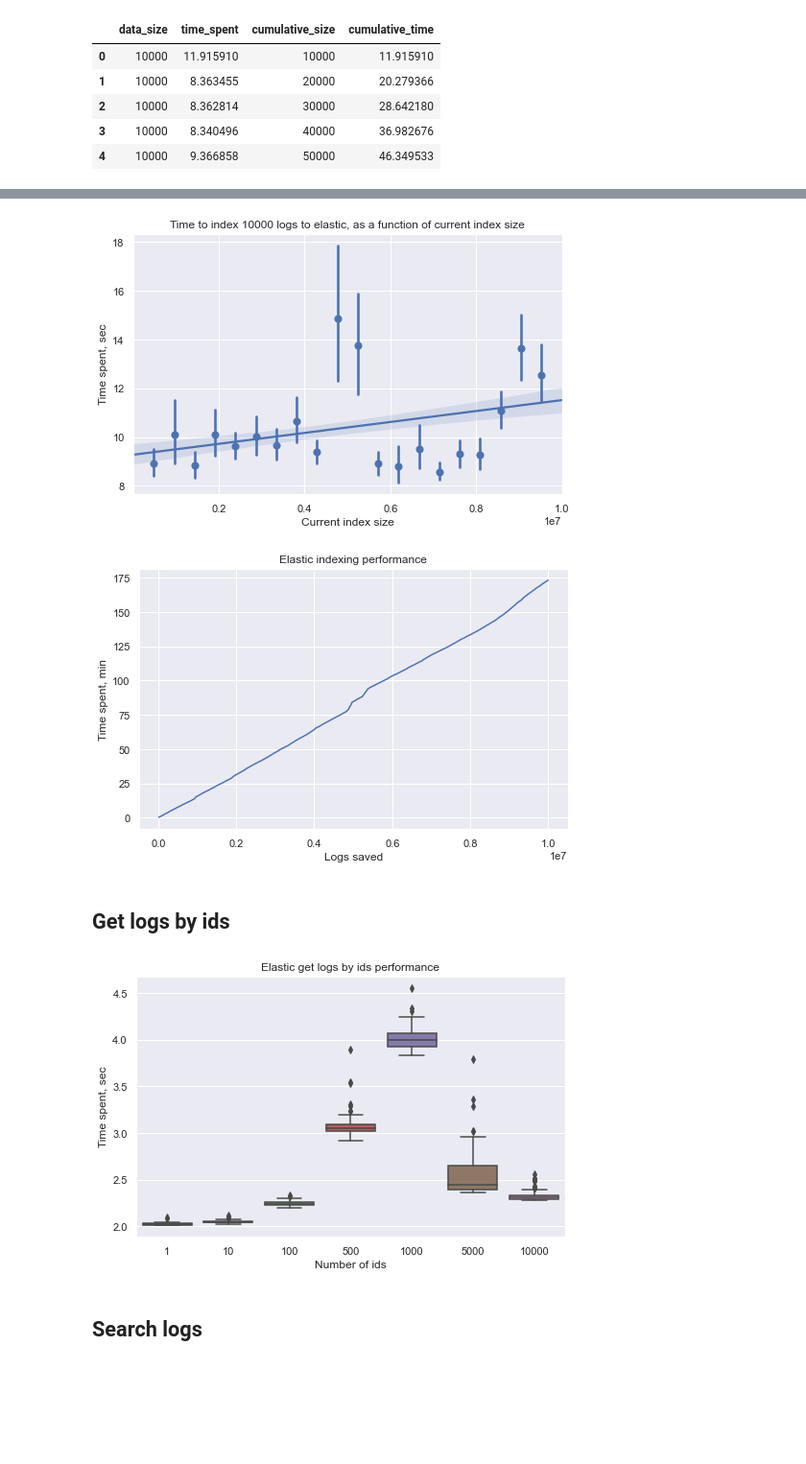
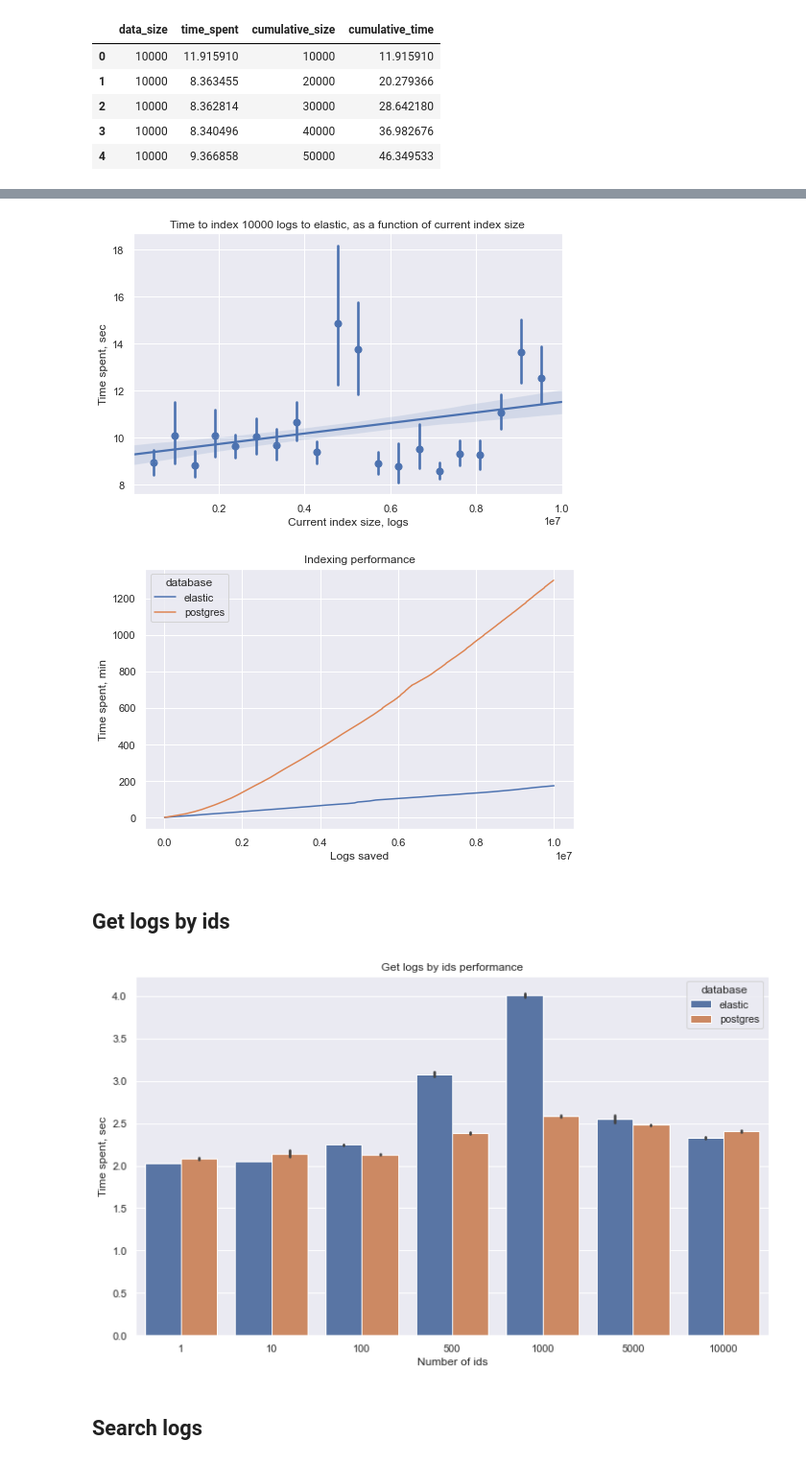
Before and after one commit to reportportal/es-logs-service, a Jupyter notebook: notebooks/performance_visualization.ipynb, the cells around one changed output, grey strips where cells are left out. Shown: that part at 96% size. Saved outputs shown, nothing was run; the diff lists cells and outputs as text; code cells hidden in the pictures; blank space fills up the shorter version.

Commit message:
Add index, search and get logs visualization for postgres

```diff
--- a/notebooks/performance_visualization.ipynb
+++ b/notebooks/performance_visualization.ipynb
@@ -39,8 +55,8 @@ sns.set_theme()
 plt.figure(figsize=(8, 5))
 plt.title(f"Time to index {batch_size} logs to elastic, as a function of current index size")
 sns.regplot(x="cumulative_size", y="time_spent", data=es_index_logs, x_bins=20)
-plt.xlabel("Current index size")
+plt.xlabel("Current index size, logs")
 plt.ylabel("Time spent, sec")
 plt.show()
 # %% [output]
-[figure, old version]
+[figure, new version]
@@ -47,14 +67,15 @@ plt.show()
 # %%
 plt.figure(figsize=(8, 5))
-plt.title("Elastic indexing performance")
+plt.title("Indexing performance")
 sns.lineplot(x="cumulative_size",
-             y=es_index_logs["cumulative_time"]/60,
-             data=es_index_logs)
+             y=index_logs_df["cumulative_time"]/60,
+             hue="database",
+             data=index_logs_df)
 plt.xlabel("Logs saved")
 plt.ylabel("Time spent, min")
 plt.show()
 # %% [output]
-[figure, old version]
+[figure, new version]
 # %% [markdown]
 ## Get logs by ids
 # %%
@@ -73,15 +94,24 @@ es_get_logs = pd.DataFrame(
         load_data(get_logs_path("elasticsearch"))["performance_results"]
     )
 )
+pg_get_logs = pd.DataFrame(
+    unfold_results(
+        load_data(get_logs_path("postgres"))["performance_results"]
+    )
+)
+es_get_logs["database"] = "elastic"
+pg_get_logs["database"] = "postgres"
+get_logs_df = pd.concat([es_get_logs, pg_get_logs], ignore_index=True)
+get_logs_df = get_logs_df[get_logs_df["time_spent"] < 5]
 # %%
-plt.figure(figsize=(8, 5))
-plt.title("Elastic get logs by ids performance")
-sns.boxplot(x="ids_size", y="time_spent", data=es_get_logs)
+plt.figure(figsize=(12, 7))
+plt.title("Get logs by ids performance")
+sns.barplot(x="ids_size", y="time_spent", hue="database", data=get_logs_df)
 plt.xlabel("Number of ids")
 plt.ylabel("Time spent, sec")
 plt.show()
 # %% [output]
-[figure, old version]
+[figure, new version]
 # %% [markdown]
 ## Search logs
 # %%
```
Also changed, not shown: parts of 9 cells of this notebook.
